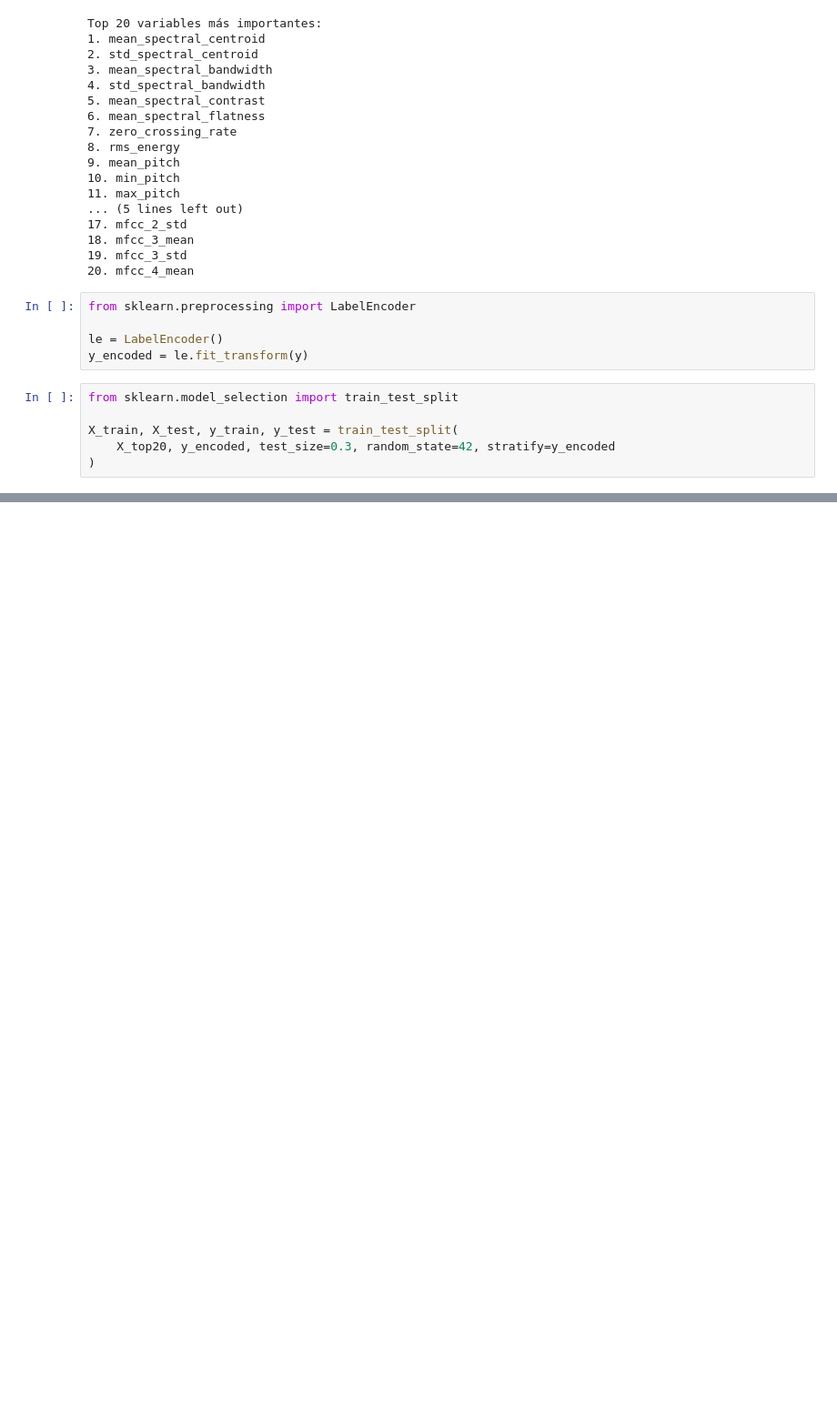
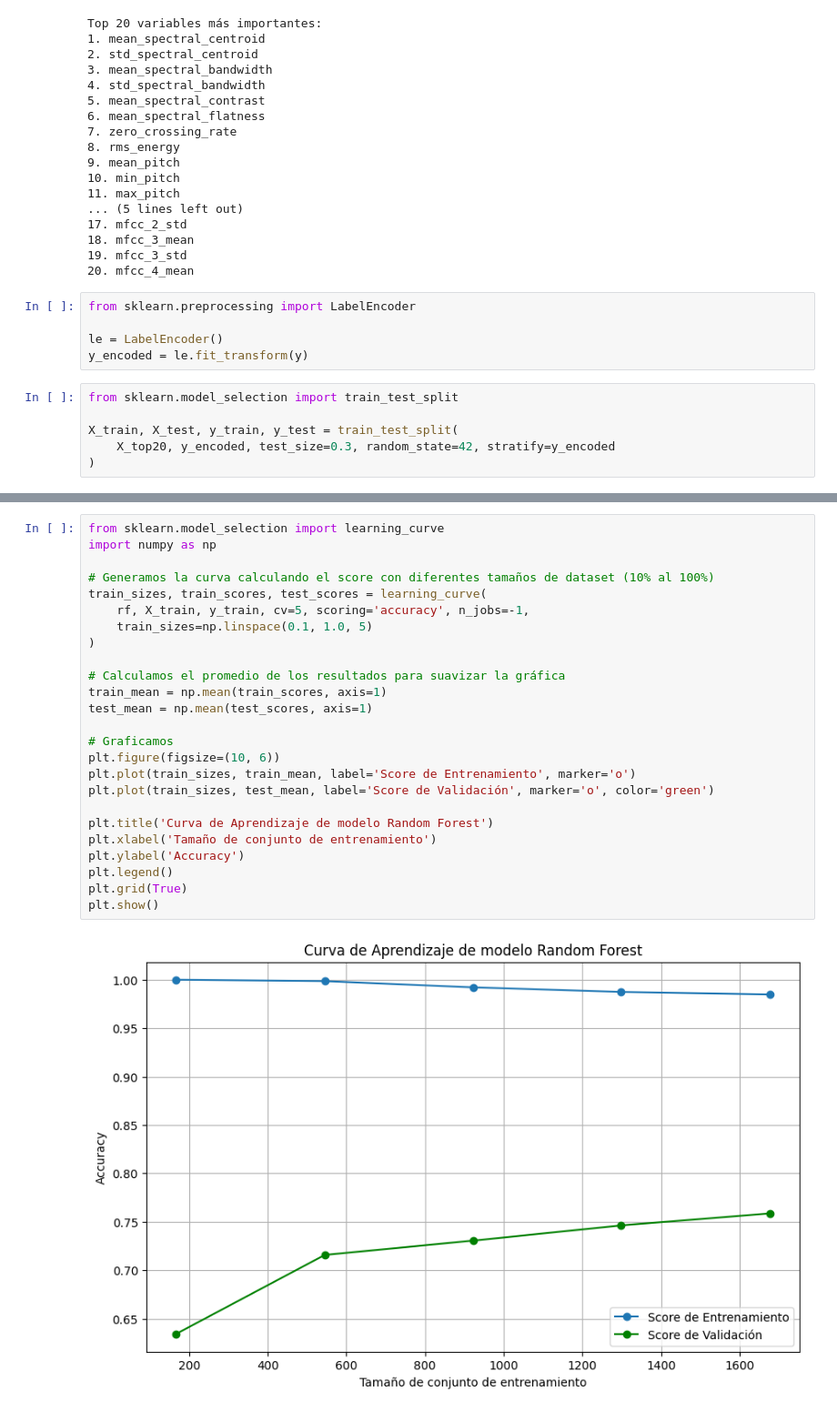
Before and after one commit to magnanimous-se7en/Modelo-predictivo-de-audios---Random-Forest, a Jupyter notebook: rfaudios.ipynb, the cells around one changed output, grey strips where cells are left out. Shown at 91% size. Saved outputs shown, nothing was run; the diff lists cells and outputs as text; blank space fills up the shorter version.

```diff
--- a/rfaudios.ipynb
+++ b/rfaudios.ipynb
@@ -205,0 +230,27 @@ disp.plot(xticks_rotation=45, cmap='Blues')
+# %%
+from sklearn.model_selection import learning_curve
+import numpy as np
+
+# Generamos la curva calculando el score con diferentes tamaños de dataset (10% al 100%)
+train_sizes, train_scores, test_scores = learning_curve(
+    rf, X_train, y_train, cv=5, scoring='accuracy', n_jobs=-1,
+    train_sizes=np.linspace(0.1, 1.0, 5)
+)
+
+# Calculamos el promedio de los resultados para suavizar la gráfica
+train_mean = np.mean(train_scores, axis=1)
+test_mean = np.mean(test_scores, axis=1)
+
+# Graficamos
+plt.figure(figsize=(10, 6))
+plt.plot(train_sizes, train_mean, label='Score de Entrenamiento', marker='o')
+plt.plot(train_sizes, test_mean, label='Score de Validación', marker='o', color='green')
+
+plt.title('Curva de Aprendizaje de modelo Random Forest')
+plt.xlabel('Tamaño de conjunto de entrenamiento')
+plt.ylabel('Accuracy')
+plt.legend()
+plt.grid(True)
+plt.show()
+# %% [output]
+[figure, added]
```
Also changed, not shown: parts of 7 cells of this notebook, 3 other files.
